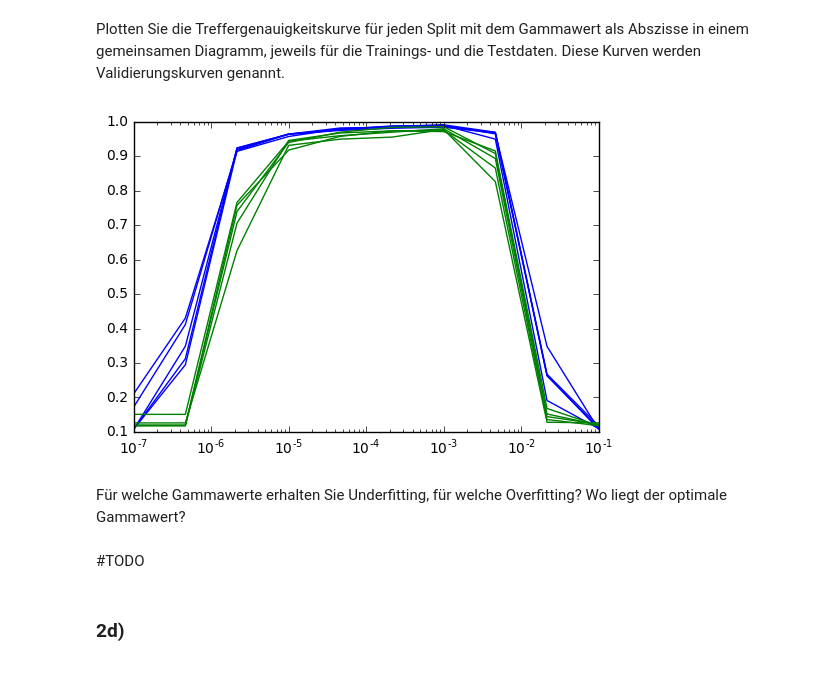
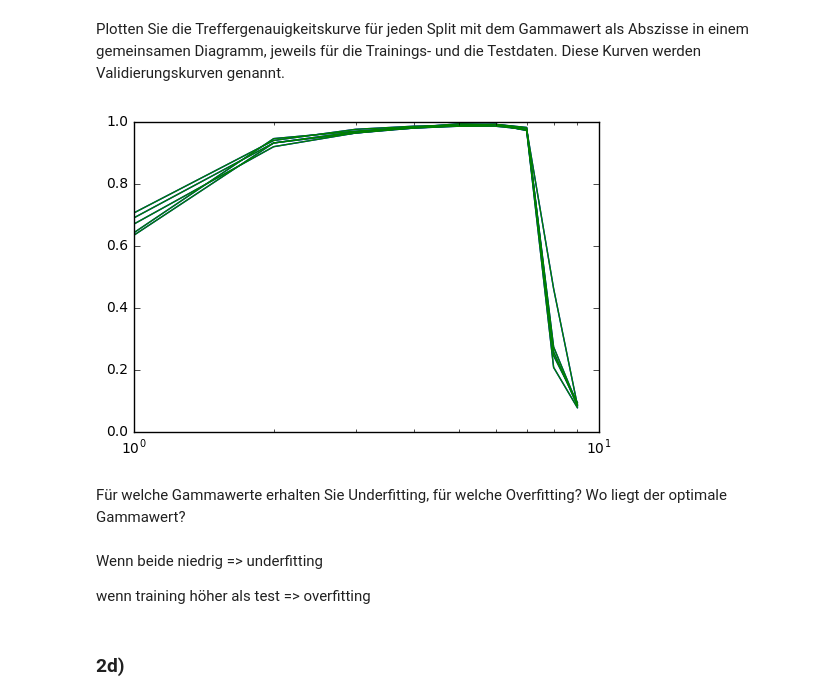
Before and after one commit to magoeke/htwg.machinelearning, a Jupyter notebook: 04/01_Supportvektormaschine.ipynb, the cells around one changed output. Cells and saved outputs as stored; diff of their text form; code cells hidden in the pictures.

```diff
--- a/04/01_Supportvektormaschine.ipynb
+++ b/04/01_Supportvektormaschine.ipynb
@@ -95,7 +111,7 @@ clf.score(training_data, training_label)
 Wiederholen
 Sie das Experiment für einen anderen Zufallssplit in Trainings- und Testdatensatz.
 # %%
-r_training_data, r_test_data, r_training_label, r_test_label = model_selection.train_test_split(digits.data, digits.target, test_size=0.99)
+r_training_data, r_test_data, r_training_label, r_test_label = model_selection.train_test_split(digits.data, digits.target, test_size=0.95)
 
 clf = svm.SVC(gamma=0.001, C=100)
 clf.fit(r_training_data, r_training_label)
@@ -220,0 +181,10 @@ test_scores, training_scores, test_mean, training_mean
+# %%
+split_number = 10
+rs = model_selection.ShuffleSplit(n_splits=split_number, test_size=.25, random_state=0)
+
+
+clf = svm.SVC(gamma=0.001, C=1.0)
+training_score = model_selection.cross_val_score(clf, digits.data, digits.target, cv=rs)
+test_score = model_selection.cross_val_score(clf, digits.data, digits.target, cv=rs)
+
+training_score, test_score
@@ -273,31 +260,37 @@ Plotten Sie die Treffergenauigkeitskurve für jeden Split mit dem Gammawert als
 # %%
 test_curves = []
 training_curves = []
-for index in range(0,split_number):
-    test_curves.append(pd.DataFrame(data=test_scores_gamma[index*len(gammas):(index+1)*len(gammas)], index = gammas))
-    training_curves.append(pd.DataFrame(data=training_scores_gamma[index*len(gammas):(index+1)*len(gammas)], index = gammas))
+#for index in range(0,split_number):
+#    test_curves.append(pd.DataFrame(data=test_scores_gamma[:], index = gammas))
+#    training_curves.append(pd.DataFrame(data=training_scores_gamma[:], index = gammas))
 
-test_curves_mean=[]
-training_curves_mean=[]
-for test_curve, training_curve in zip(test_curves, training_curves):
-    test_curves_mean.append(test_curve.mean(axis=1))
-    training_curves_mean.append(training_curve.mean(axis=1))
+#test_curves_mean=[]
+#training_curves_mean=[]
+#for test_curve, training_curve in zip(test_curves, training_curves):
+#    test_curves_mean.append(test_curve.mean(axis=1))
+#    training_curves_mean.append(training_curve.mean(axis=1))
+
+for score in training_scores_gamma:
+    training_curves.
 
 # plot curves
 xlabs = [pow(10,i) for i in range(-7,0)]
 plt.xticks( xlabs )
 plt.xscale("log")
-for training_curve in training_curves_mean:
+
+for training_curve in training_curves:
     plt.plot(training_curve, c="blue")
-for test_curve in test_curves_mean:
+for test_curve in test_curves:
     plt.plot(test_curve, c="green")
 plt.show()
 # %% [output]
-[figure, old version]
+[figure, new version]
 # %% [markdown]
 Für welche Gammawerte erhalten Sie Underfitting, für welche Overfitting? Wo liegt der optimale Gammawert?
-# %% [markdown]
-#TODO
+# %% [markdown]
+Wenn beide niedrig => underfitting
+
+wenn training höher als test => overfitting
 # %% [markdown]
 ### 2d)
 # %% [markdown]
```
Also changed, not shown: parts of 12 cells of this notebook.
